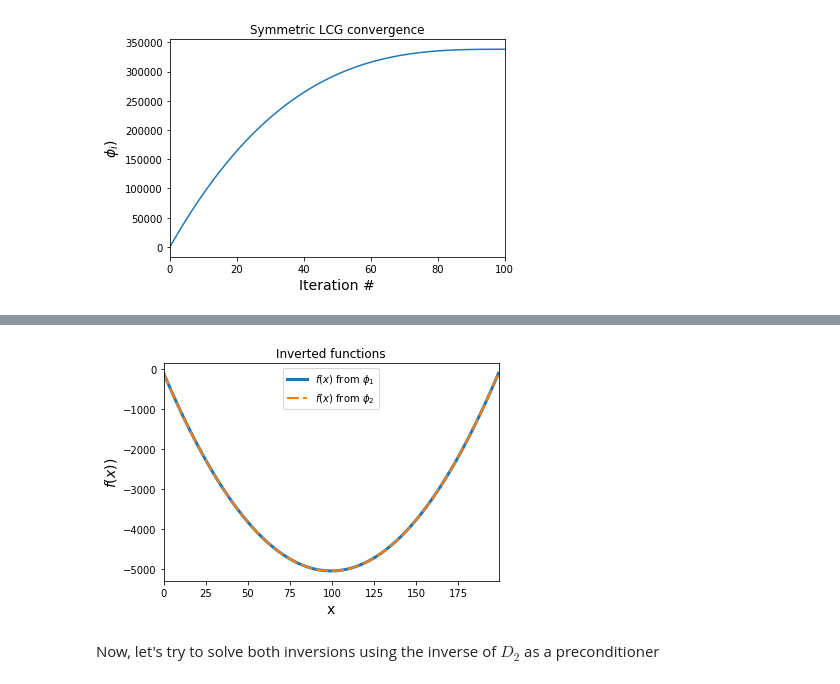
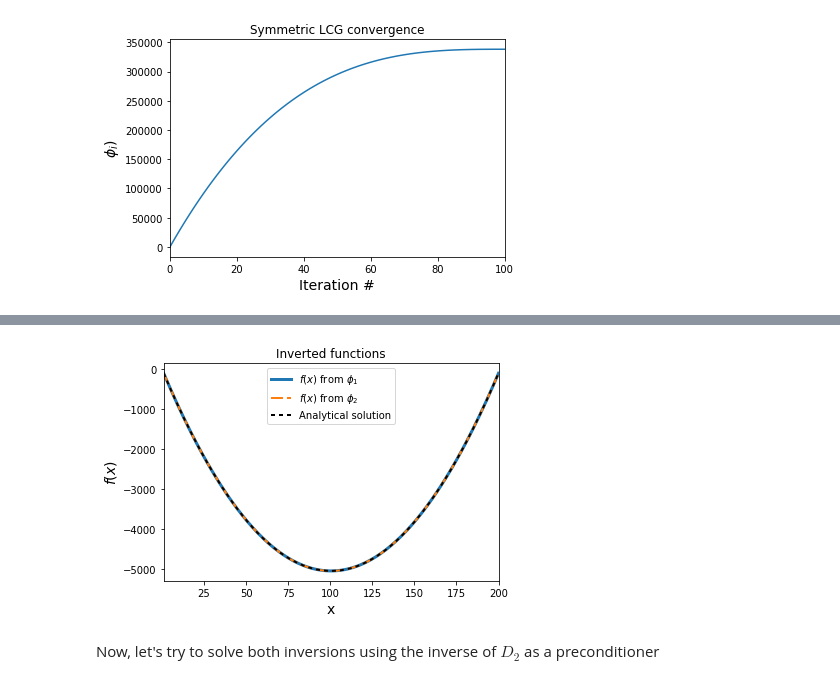
Before and after one commit to arustamm/pythonSolver, a Jupyter notebook: GenericSolver/notebooks/Linear Examples.ipynb, the cells around one changed output, grey strips where cells are left out. Drawn from its saved outputs; the diff is of its cells as text; code cells hidden in the pictures.

```diff
--- a/GenericSolver/notebooks/Linear Examples.ipynb
+++ b/GenericSolver/notebooks/Linear Examples.ipynb
@@ -204,14 +211,21 @@ Also, let's compare the two inverted functions.
+# %%
+X = np.linspace(dx,N*dx,N)
+alpha = 0.5
+beta  = -(X[-1]+dx)*0.5
+gamma = 0.0
+f_an  = alpha * X * X + beta * X + gamma
 # %%
-_ = plt.plot(Phi1.model.getNdArray(),linewidth=3,label="$f(x)$ from $\phi_1$")
-_ = plt.plot(Phi2.model.getNdArray(),linewidth=2,dashes=[6, 2],label="$f(x)$ from $\phi_2$")
+_ = plt.plot(X,Phi1.model.getNdArray(),linewidth=3,label="$f(x)$ from $\phi_1$")
+_ = plt.plot(X,Phi2.model.getNdArray(),linewidth=2,dashes=[6, 2],label="$f(x)$ from $\phi_2$")
+_ = plt.plot(X,f_an,'k',linewidth=2,dashes=[2, 2],label="Analytical solution")
 ax = plt.gca()
 ax.autoscale(enable=True, axis='x', tight=True)
 ax.legend()
 plt.xlabel("x",fontsize=14)
-plt.ylabel("$f(x)$)",fontsize=14)
+plt.ylabel("$f(x)$",fontsize=14)
 _ = plt.title("Inverted functions")
 # %% [output]
-[figure, old version]
+[figure, new version]
 # %% [markdown]
 Now, let's try to solve both inversions using the inverse of $D_2$ as a preconditioner
 # %%
```
Also changed, not shown: parts of 7 cells of this notebook, 2 other files.
